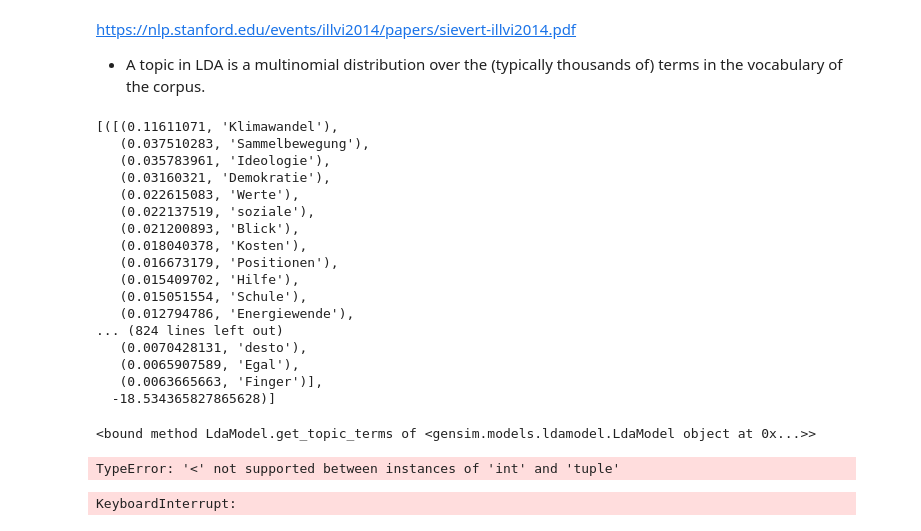
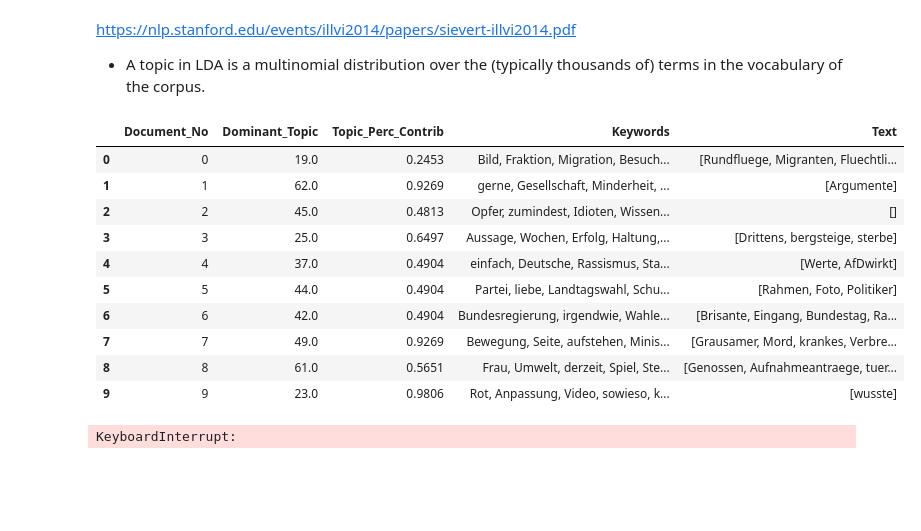
Before and after one commit to FranziSchmitt/Twitter_sentimentanalysis, a Jupyter notebook: Scripts/Latent_dirichlet_allocation.ipynb, the cells around one changed output. Saved outputs shown, nothing was run; the diff lists cells and outputs as text; code cells hidden in the pictures; blank space fills up the shorter version.

```diff
--- a/Scripts/Latent_dirichlet_allocation.ipynb
+++ b/Scripts/Latent_dirichlet_allocation.ipynb
@@ -271,6 +366,6 @@ Following from LDA visualization
 # %%
 lda = LdaModel(common_corpus,
-               num_topics=40,
+               num_topics=70,
                id2word=common_dictionary,
                alpha=0.001,
                random_state=123,
@@ -290,6 +385,9 @@ coherence_lda = coherence_model_lda.get_coherence()
 print('Coherence Score u-mass: ', coherence_lda)
 
 perplexity = lda.log_perplexity(common_corpus)
+Coherence Score c_v:  0.6117213691025144
+Coherence Score u-mass:  -17.41704651819066
+Model perplexity:  -18.648105339876466
 print('Model perplexity: ', perplexity)
 
 ldavis_prepared = pyLDAvis.gensim.prepare(lda, common_corpus, common_dictionary)
@@ -304,64 +408,50 @@ Model perplexity:  -13.7504848734
 https://nlp.stanford.edu/events/illvi2014/papers/sievert-illvi2014.pdf
 
 - A topic in LDA is a multinomial distribution over the (typically thousands of) terms in the vocabulary of the corpus.
-# %%
-lda.top_topics(corpus=common_corpus)
-# %% [output]
-[([(0.11611071, 'Klimawandel'),
-   (0.037510283, 'Sammelbewegung'),
-   (0.035783961, 'Ideologie'),
-   (0.03160321, 'Demokratie'),
-   (0.022615083, 'Werte'),
-   (0.022137519, 'soziale'),
-   (0.021200893, 'Blick'),
-   (0.018040378, 'Kosten'),
-   (0.016673179, 'Positionen'),
-   (0.015409702, 'Hilfe'),
-   (0.015051554, 'Schule'),
-   (0.012794786, 'Energiewende'),
-... (824 lines left out)
-   (0.0070428131, 'desto'),
-   (0.0065907589, 'Egal'),
-   (0.0063665663, 'Finger')],
-  -18.534365827865628)]
-# %%
-lda.get_topic_terms()
-# %% [output]
-<bound method LdaModel.get_topic_terms of <gensim.models.ldamodel.LdaModel object at 0x...>>
 # %%
 def format_topics_sentences(ldamodel, corpus, texts):
 
-    topics_df = pd.DataFrame()
+    sent_topics_df = pd.DataFrame()
 
     # Get main topic in each document
-    for i, row in enumerate(ldamodel[corpus]):
-        row = sorted(row, key=lambda x: (x[1]), reverse=True)
+    for i, row in enumerate(lda[common_corpus]):
+        row = sorted(row[0], key=lambda x: (x[1]), reverse=True)
         # Get the Dominant topic, Perc Contribution and Keywords for each document
         for j, (topic_num, prop_topic) in enumerate(row):
             if j == 0:  # => dominant topic
                 wp = ldamodel.show_topic(topic_num)
                 topic_keywords = ", ".join([word for word, prop in wp])
                 sent_topics_df = sent_topics_df.append(pd.Series([int(topic_num), round(prop_topic,4), topic_keywords]), ignore_index=True)
             else:
                 break
     sent_topics_df.columns = ['Dominant_Topic', 'Perc_Contribution', 'Topic_Keywords']
 
     # Add original text to the end of the output
     contents = pd.Series(texts)
     sent_topics_df = pd.concat([sent_topics_df, contents], axis=1)
     return(sent_topics_df)
 
 
-df_topic_sents_keywords = format_topics_sentences(ldamodel=lda, corpus=common_corpus, texts=all_data.loc[:, 'clean_text'])
+df_topic_sents_keywords = format_topics_sentences(ldamodel=lda, corpus=common_corpus, texts=corpus)
 
 # Format
 df_dominant_topic = df_topic_sents_keywords.reset_index()
 df_dominant_topic.columns = ['Document_No', 'Dominant_Topic', 'Topic_Perc_Contrib', 'Keywords', 'Text']
 
 # Show
 df_dominant_topic.head(10)
 # %% [output]
-TypeError: '<' not supported between instances of 'int' and 'tuple'
+|  | Document_No | Dominant_Topic | Topic_Perc_Contrib | Keywords | Text |
+| 0 | 0 | 19.0 | 0.2453 | Bild, Fraktion, Migration, Besuch... | [Rundfluege, Migranten, Fluechtli... |
+| 1 | 1 | 62.0 | 0.9269 | gerne, Gesellschaft, Minderheit, ... | [Argumente] |
+| 2 | 2 | 45.0 | 0.4813 | Opfer, zumindest, Idioten, Wissen... | [] |
+| 3 | 3 | 25.0 | 0.6497 | Aussage, Wochen, Erfolg, Haltung,... | [Drittens, bergsteige, sterbe] |
+| 4 | 4 | 37.0 | 0.4904 | einfach, Deutsche, Rassismus, Sta... | [Werte, AfDwirkt] |
+| 5 | 5 | 44.0 | 0.4904 | Partei, liebe, Landtagswahl, Schu... | [Rahmen, Foto, Politiker] |
+| 6 | 6 | 42.0 | 0.4904 | Bundesregierung, irgendwie, Wahle... | [Brisante, Eingang, Bundestag, Ra... |
+| 7 | 7 | 49.0 | 0.9269 | Bewegung, Seite, aufstehen, Minis... | [Grausamer, Mord, krankes, Verbre... |
+| 8 | 8 | 61.0 | 0.5651 | Frau, Umwelt, derzeit, Spiel, Ste... | [Genossen, Aufnahmeantraege, tuer... |
+| 9 | 9 | 23.0 | 0.9806 | Rot, Anpassung, Video, sowieso, k... | [wusste] |
 # %%
 def daily_lda(df, stoplist, n_topics, n_words, startdate, stopdate):
     dates = ['2018-08-{:02d}'.format(i) for i in range(startdate, stopdate)]
```
Also changed, not shown: parts of 11 cells of this notebook, 5 other files.
